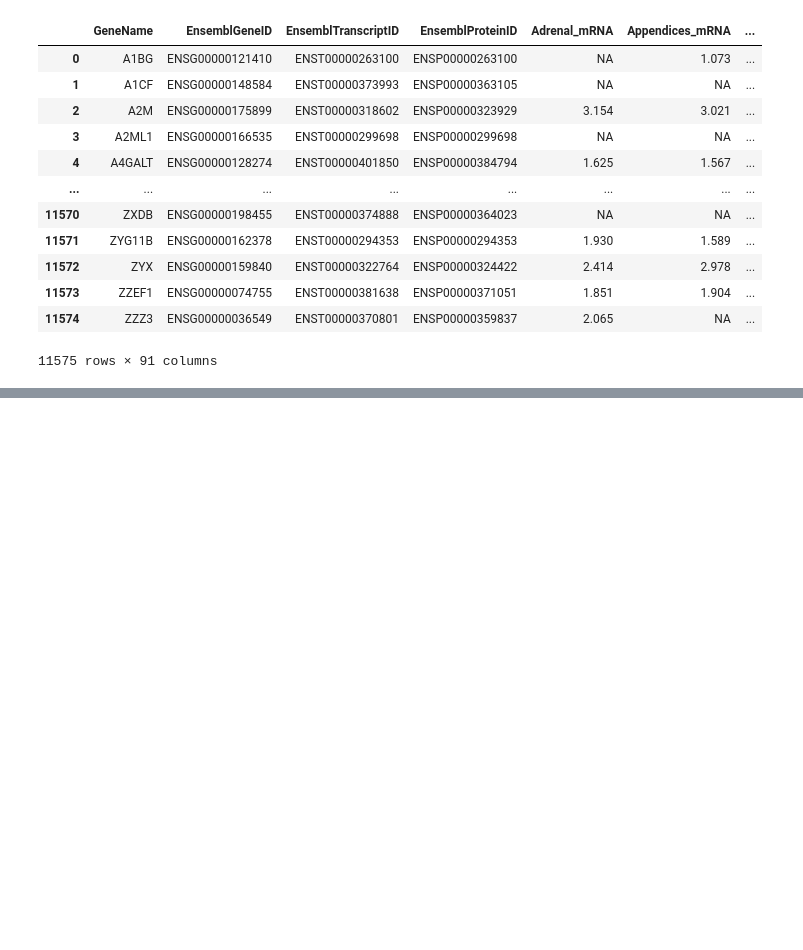
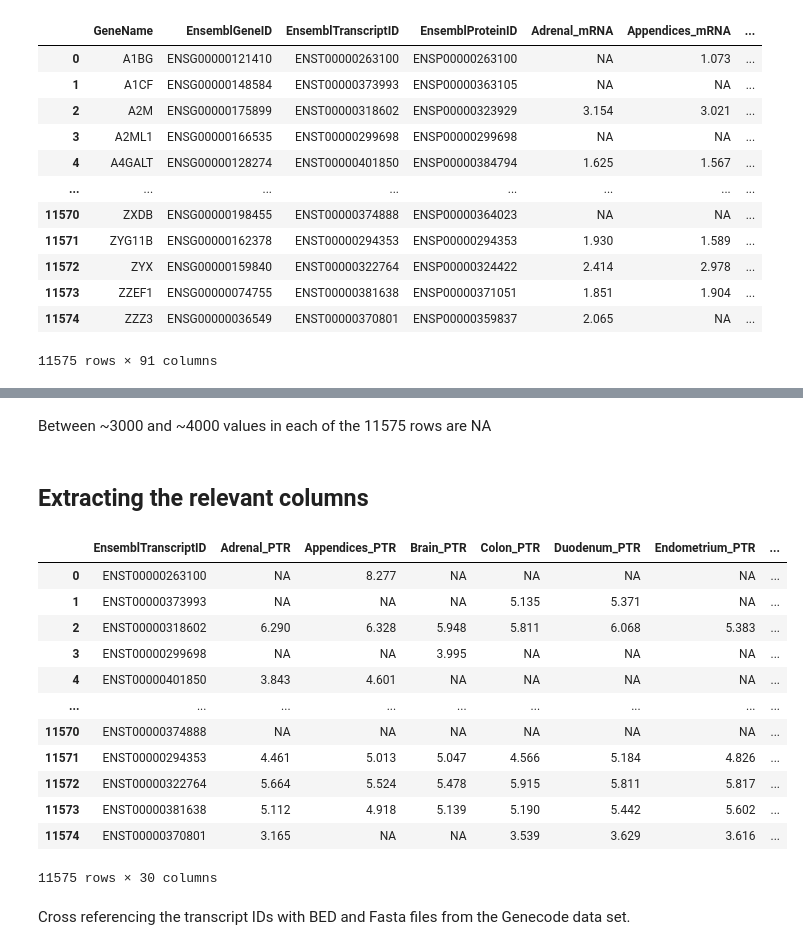
Before and after one commit to bleuchien/PTR-augur, a Jupyter notebook: notebooks/data_preprocessing.ipynb, the cells around one changed output, grey strips where cells are left out. Saved outputs shown, nothing was run; the diff lists cells and outputs as text; code cells hidden in the pictures; blank space fills up the shorter version.

Commit message:
cross referencing listed transcript IDs with bed and fa files

```diff
--- a/notebooks/data_preprocessing.ipynb
+++ b/notebooks/data_preprocessing.ipynb
@@ -26,7 +42,3 @@ df
 | 11573 | ZZEF1 | ENSG00000074755 | ENST00000381638 | ENSP00000371051 | 1.851 | 1.904 | ... |
 | 11574 | ZZZ3 | ENSG00000036549 | ENST00000370801 | ENSP00000359837 | 2.065 | NA | ... |
 11575 rows × 91 columns
-# %%
-# getting all column names
-for col in df.columns:
-    print(col)
@@ -50,0 +75,23 @@ Urinarybladder_PTR
+# %% [markdown]
+Between ~3000 and ~4000 values in each of the 11575 rows are NA
+# %% [markdown]
+## Extracting the relevant columns
+# %%
+df2 = df[['EnsemblTranscriptID'] + [ col for col in df.columns if col.endswith('_PTR') ]].copy()
+df2
+# %% [output]
+|  | EnsemblTranscriptID | Adrenal_PTR | Appendices_PTR | Brain_PTR | Colon_PTR | Duodenum_PTR | Endometrium_PTR | ... |
+| 0 | ENST00000263100 | NA | 8.277 | NA | NA | NA | NA | ... |
+| 1 | ENST00000373993 | NA | NA | NA | 5.135 | 5.371 | NA | ... |
+| 2 | ENST00000318602 | 6.290 | 6.328 | 5.948 | 5.811 | 6.068 | 5.383 | ... |
+| 3 | ENST00000299698 | NA | NA | 3.995 | NA | NA | NA | ... |
+| 4 | ENST00000401850 | 3.843 | 4.601 | NA | NA | NA | NA | ... |
+| ... | ... | ... | ... | ... | ... | ... | ... | ... |
+| 11570 | ENST00000374888 | NA | NA | NA | NA | NA | NA | ... |
+| 11571 | ENST00000294353 | 4.461 | 5.013 | 5.047 | 4.566 | 5.184 | 4.826 | ... |
+| 11572 | ENST00000322764 | 5.664 | 5.524 | 5.478 | 5.915 | 5.811 | 5.817 | ... |
+| 11573 | ENST00000381638 | 5.112 | 4.918 | 5.139 | 5.190 | 5.442 | 5.602 | ... |
+| 11574 | ENST00000370801 | 3.165 | NA | NA | 3.539 | 3.629 | 3.616 | ... |
+11575 rows × 30 columns
+# %% [markdown]
+Cross referencing the transcript IDs with BED and Fasta files from the Genecode data set.
```
Also changed, not shown: parts of 19 cells of this notebook.
